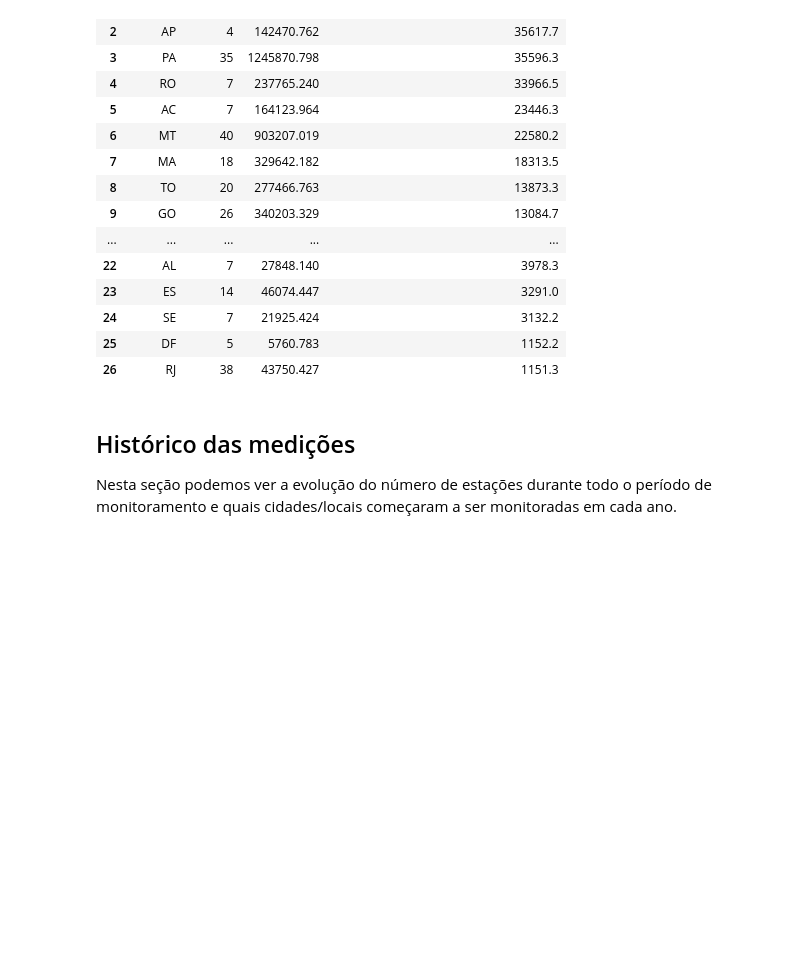
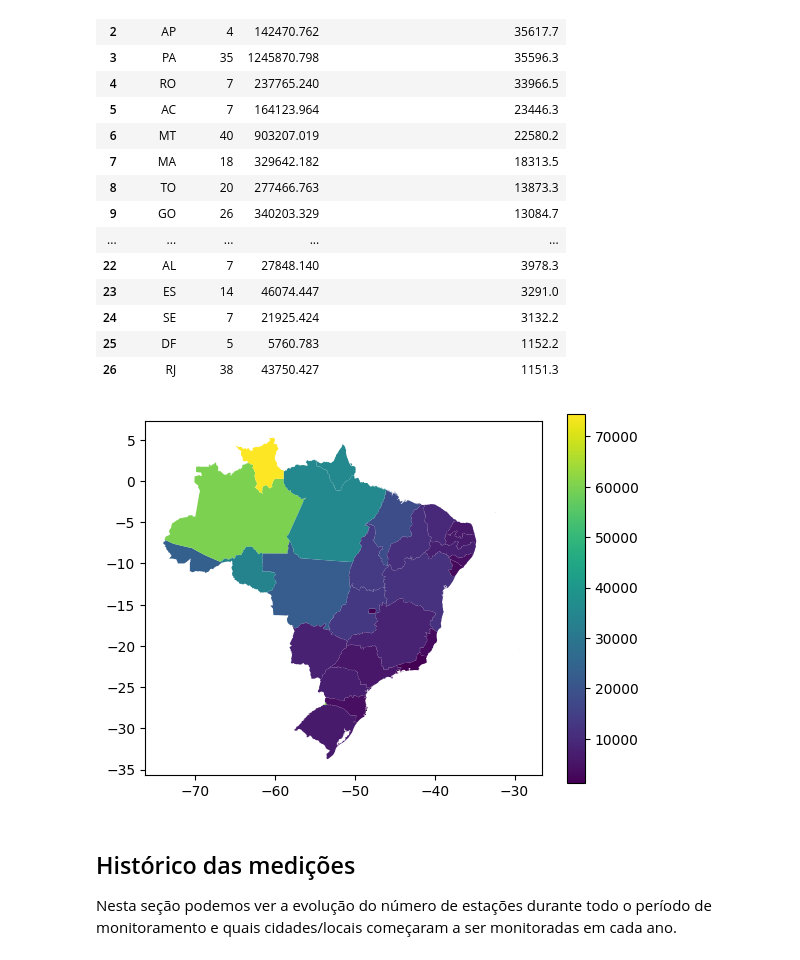
Before and after one commit to nfmmendes/INMET-data-play, a Jupyter notebook: Dados Metereológicos do INMET.ipynb, the cells around one changed output. Cells and saved outputs as stored; diff of their text form; code cells hidden in the pictures; blank space fills up the shorter version.

Commit message:
Add map with area by monitoration data

```diff
--- a/Dados Metereológicos do INMET.ipynb
+++ b/Dados Metereológicos do INMET.ipynb
@@ -108,11 +111,12 @@ display(df_files[['REGIAO', 'ESTADO', 'CIDADE']]\
 |  | ES | 14 | Afonso Claudio, Alegre, Alfredo C... |
 # %%
 df_area_estados = pd.read_csv("area_estados.csv", sep=";", decimal=',')
-df_files[['ESTADO', 'CIDADE']]\
+df_mapa = df_files[['ESTADO', 'CIDADE']]\
             .groupby(by='ESTADO')\
             .agg('nunique').merge(df_area_estados, on='ESTADO')\
             .assign(**{'AREA (KM2) POR CIDADE MONITORADA': lambda x : round(x.AREA/x.CIDADE, 1)})\
             .sort_values(by= 'AREA (KM2) POR CIDADE MONITORADA', ascending=False).reset_index(drop=True)
+display(df_mapa)
 # %% [output]
 |  | ESTADO | CIDADE | AREA | AREA (KM2) POR CIDADE MONITORADA |
 | 0 | RR | 3 | 223644.527 | 74548.2 |
@@ -131,6 +135,14 @@ df_files[['ESTADO', 'CIDADE']]\
 | 24 | SE | 7 | 21925.424 | 3132.2 |
 | 25 | DF | 5 | 5760.783 | 1152.2 |
 | 26 | RJ | 38 | 43750.427 | 1151.3 |
+# %%
+estados_geojson = geopandas.read_file('./geojson/brasil_estados.json')
+estados_geojson['ESTADO'] = estados_geojson['id']
+estados_geojson = estados_geojson.merge(df_mapa, on='ESTADO')
+
+estados_geojson.plot(column='AREA (KM2) POR CIDADE MONITORADA', legend=True);
+# %% [output]
+[figure, added]
 # %% [markdown]
 <H2> Histórico das medições </H2>
 <p> Nesta seção podemos ver a evolução do número de estações durante todo o período de monitoramento e quais cidades/locais começaram a ser monitoradas em cada ano. </p>
```
Also changed, not shown: parts of 1 cell of this notebook.
